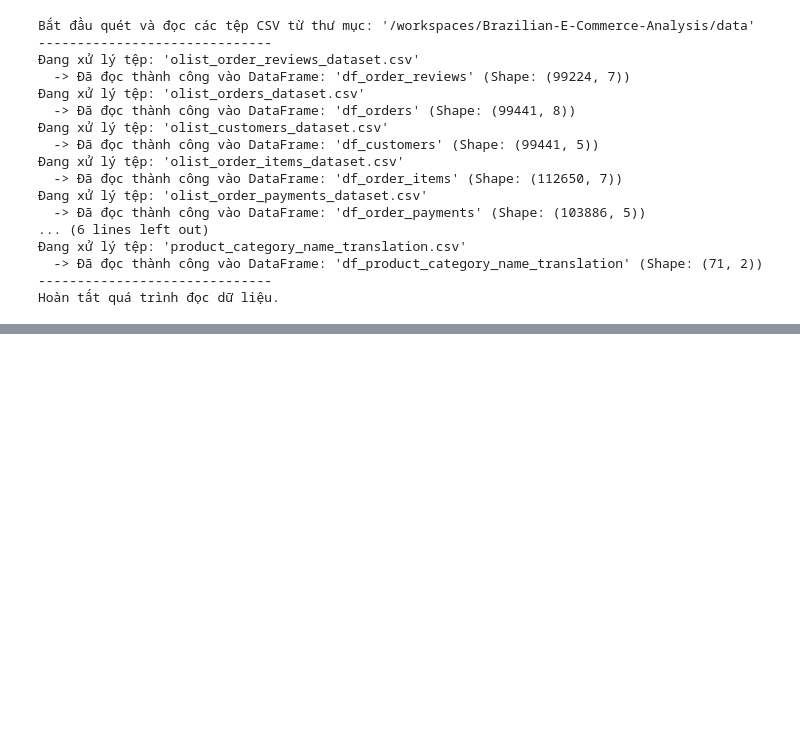
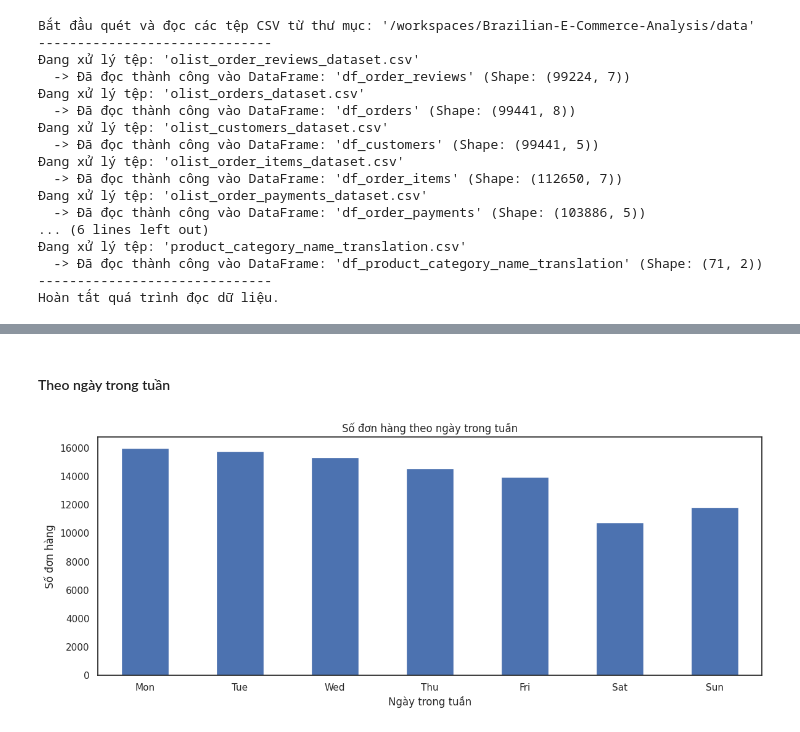
Before and after one commit to vduong042/Brazilian-E-Commerce-Analysis, a Jupyter notebook: descriptive_analytics.ipynb, the cells around one changed output, grey strips where cells are left out. Saved outputs shown, nothing was run; the diff lists cells and outputs as text; code cells hidden in the pictures; blank space fills up the shorter version.

```diff
--- a/descriptive_analytics.ipynb
+++ b/descriptive_analytics.ipynb
@@ -230,0 +654,19 @@ display(result)
+# %% [markdown]
+#### Theo ngày trong tuần
+# %%
+import matplotlib.pyplot as plt
+
+# Số lượng đơn hàng theo ngày trong tuần
+orders_by_dayofweek = orders_filtered.groupby('order_purchase_dayofweek')['order_purchase_day_name'].value_counts().sort_index()
+
+x_labels = orders_by_dayofweek.index.get_level_values('order_purchase_day_name').tolist()
+
+orders_by_dayofweek.plot(kind='bar', figsize=(12, 5))
+plt.title('Số đơn hàng theo ngày trong tuần')
+plt.xlabel('Ngày trong tuần')
+plt.ylabel('Số đơn hàng')
+plt.xticks(ticks=range(len(x_labels)), labels=x_labels, rotation=0)
+plt.tight_layout()
+plt.show()
+# %% [output]
+[figure, added]
```
Also changed, not shown: parts of 95 cells of this notebook.
